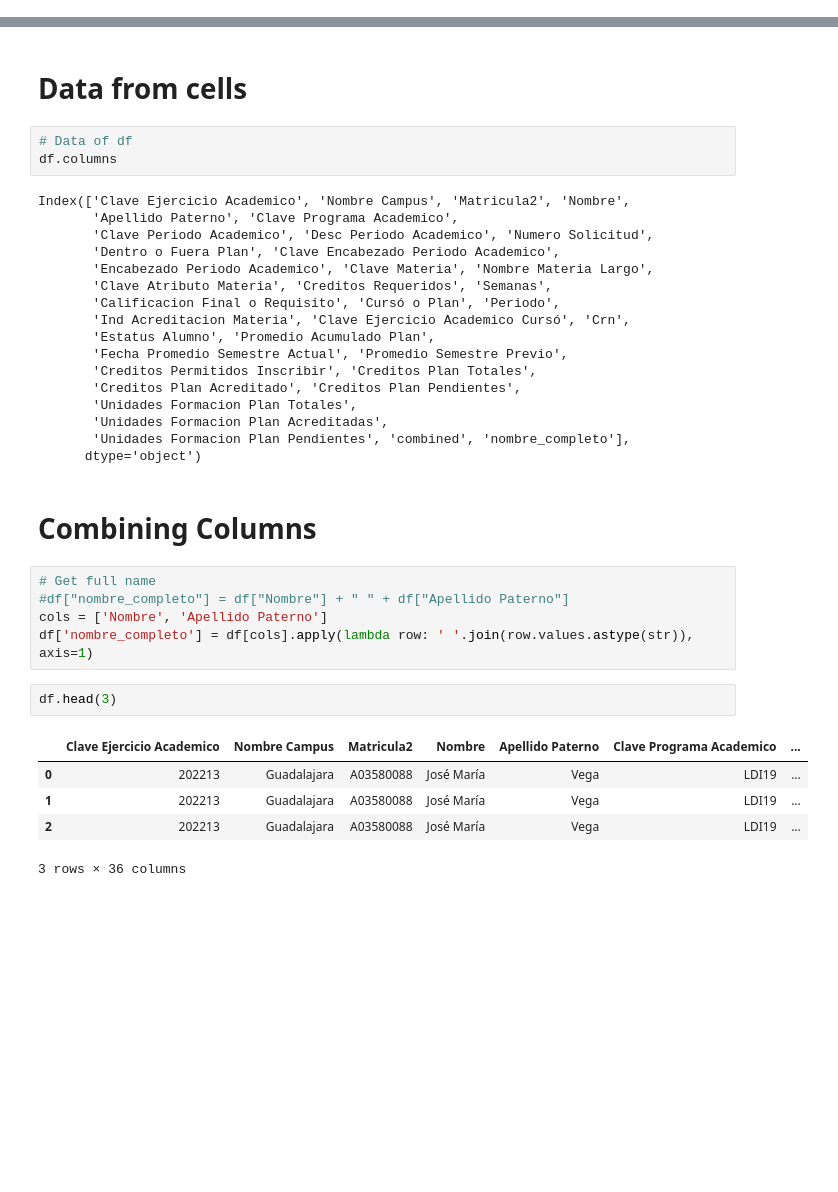
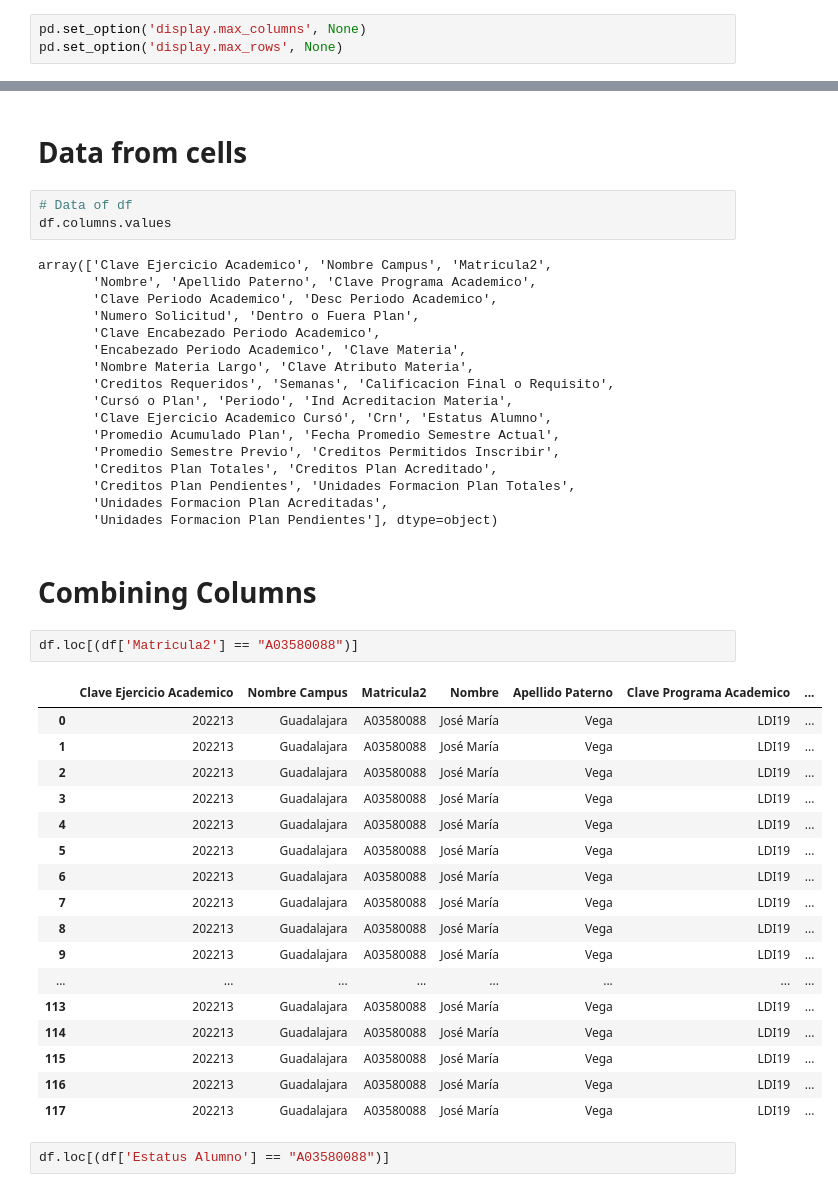
Before and after one commit to Andruixxd31/proyecto_escolar, a Jupyter notebook: main.py.ipynb, the cells around one changed output, grey strips where cells are left out. Saved outputs shown, nothing was run; the diff lists cells and outputs as text; blank space fills up the shorter version.

Commit message:
getting first values from doc

```diff
--- a/main.py.ipynb
+++ b/main.py.ipynb
@@ -1,6 +1,9 @@
 # %%
 # Imports
 import pandas as pd
+# %%
+pd.set_option('display.max_columns', None)
+pd.set_option('display.max_rows', None)
 # %%
 # Read Files
 df = pd.read_excel(io="/home/andruixxd/Desktop/escolar/Tarjeta_plan_Tec21_202213_20230103_GDA (1).xlsx",
@@ -9,36 +12,45 @@ df = pd.read_excel(io="/home/andruixxd/Desktop/escolar/Tarjeta_plan_Tec21_202213
 # Data from cells
 # %%
 # Data of df
-df.columns
+df.columns.values
 # %% [output]
-Index(['Clave Ejercicio Academico', 'Nombre Campus', 'Matricula2', 'Nombre',
-       'Apellido Paterno', 'Clave Programa Academico',
-       'Clave Periodo Academico', 'Desc Periodo Academico', 'Numero Solicitud',
-       'Dentro o Fuera Plan', 'Clave Encabezado Periodo Academico',
-       'Encabezado Periodo Academico', 'Clave Materia', 'Nombre Materia Largo',
-       'Clave Atributo Materia', 'Creditos Requeridos', 'Semanas',
-       'Calificacion Final o Requisito', 'Cursó o Plan', 'Periodo',
-       'Ind Acreditacion Materia', 'Clave Ejercicio Academico Cursó', 'Crn',
-       'Estatus Alumno', 'Promedio Acumulado Plan',
-       'Fecha Promedio Semestre Actual', 'Promedio Semestre Previo',
-       'Creditos Permitidos Inscribir', 'Creditos Plan Totales',
-       'Creditos Plan Acreditado', 'Creditos Plan Pendientes',
-       'Unidades Formacion Plan Totales',
+array(['Clave Ejercicio Academico', 'Nombre Campus', 'Matricula2',
+       'Nombre', 'Apellido Paterno', 'Clave Programa Academico',
+       'Clave Periodo Academico', 'Desc Periodo Academico',
+       'Numero Solicitud', 'Dentro o Fuera Plan',
+       'Clave Encabezado Periodo Academico',
+       'Encabezado Periodo Academico', 'Clave Materia',
+       'Nombre Materia Largo', 'Clave Atributo Materia',
+       'Creditos Requeridos', 'Semanas', 'Calificacion Final o Requisito',
+       'Cursó o Plan', 'Periodo', 'Ind Acreditacion Materia',
+       'Clave Ejercicio Academico Cursó', 'Crn', 'Estatus Alumno',
+       'Promedio Acumulado Plan', 'Fecha Promedio Semestre Actual',
+       'Promedio Semestre Previo', 'Creditos Permitidos Inscribir',
+       'Creditos Plan Totales', 'Creditos Plan Acreditado',
+       'Creditos Plan Pendientes', 'Unidades Formacion Plan Totales',
        'Unidades Formacion Plan Acreditadas',
-       'Unidades Formacion Plan Pendientes', 'combined', 'nombre_completo'],
-      dtype='object')
+       'Unidades Formacion Plan Pendientes'], dtype=object)
 # %% [markdown]
 # Combining Columns
-# %%
-# Get full name
-#df["nombre_completo"] = df["Nombre"] + " " + df["Apellido Paterno"]
-cols = ['Nombre', 'Apellido Paterno']
-df['nombre_completo'] = df[cols].apply(lambda row: ' '.join(row.values.astype(str)), axis=1)
 # %%
-df.head(3)
+df.loc[(df['Matricula2'] == "A03580088")]
 # %% [output]
 |  | Clave Ejercicio Academico | Nombre Campus | Matricula2 | Nombre | Apellido Paterno | Clave Programa Academico | ... |
 | 0 | 202213 | Guadalajara | A03580088 | José María | Vega | LDI19 | ... |
 | 1 | 202213 | Guadalajara | A03580088 | José María | Vega | LDI19 | ... |
 | 2 | 202213 | Guadalajara | A03580088 | José María | Vega | LDI19 | ... |
+| 3 | 202213 | Guadalajara | A03580088 | José María | Vega | LDI19 | ... |
+| 4 | 202213 | Guadalajara | A03580088 | José María | Vega | LDI19 | ... |
+| 5 | 202213 | Guadalajara | A03580088 | José María | Vega | LDI19 | ... |
+| 6 | 202213 | Guadalajara | A03580088 | José María | Vega | LDI19 | ... |
+| 7 | 202213 | Guadalajara | A03580088 | José María | Vega | LDI19 | ... |
+| 8 | 202213 | Guadalajara | A03580088 | José María | Vega | LDI19 | ... |
+| 9 | 202213 | Guadalajara | A03580088 | José María | Vega | LDI19 | ... |
+| ... | ... | ... | ... | ... | ... | ... | ... |
+| 113 | 202213 | Guadalajara | A03580088 | José María | Vega | LDI19 | ... |
+| 114 | 202213 | Guadalajara | A03580088 | José María | Vega | LDI19 | ... |
+| 115 | 202213 | Guadalajara | A03580088 | José María | Vega | LDI19 | ... |
+| 116 | 202213 | Guadalajara | A03580088 | José María | Vega | LDI19 | ... |
+| 117 | 202213 | Guadalajara | A03580088 | José María | Vega | LDI19 | ... |
-3 rows × 36 columns
+# %%
+df.loc[(df['Estatus Alumno'] == "A03580088")]
```
Also changed, not shown: parts of 1 cell of this notebook.
